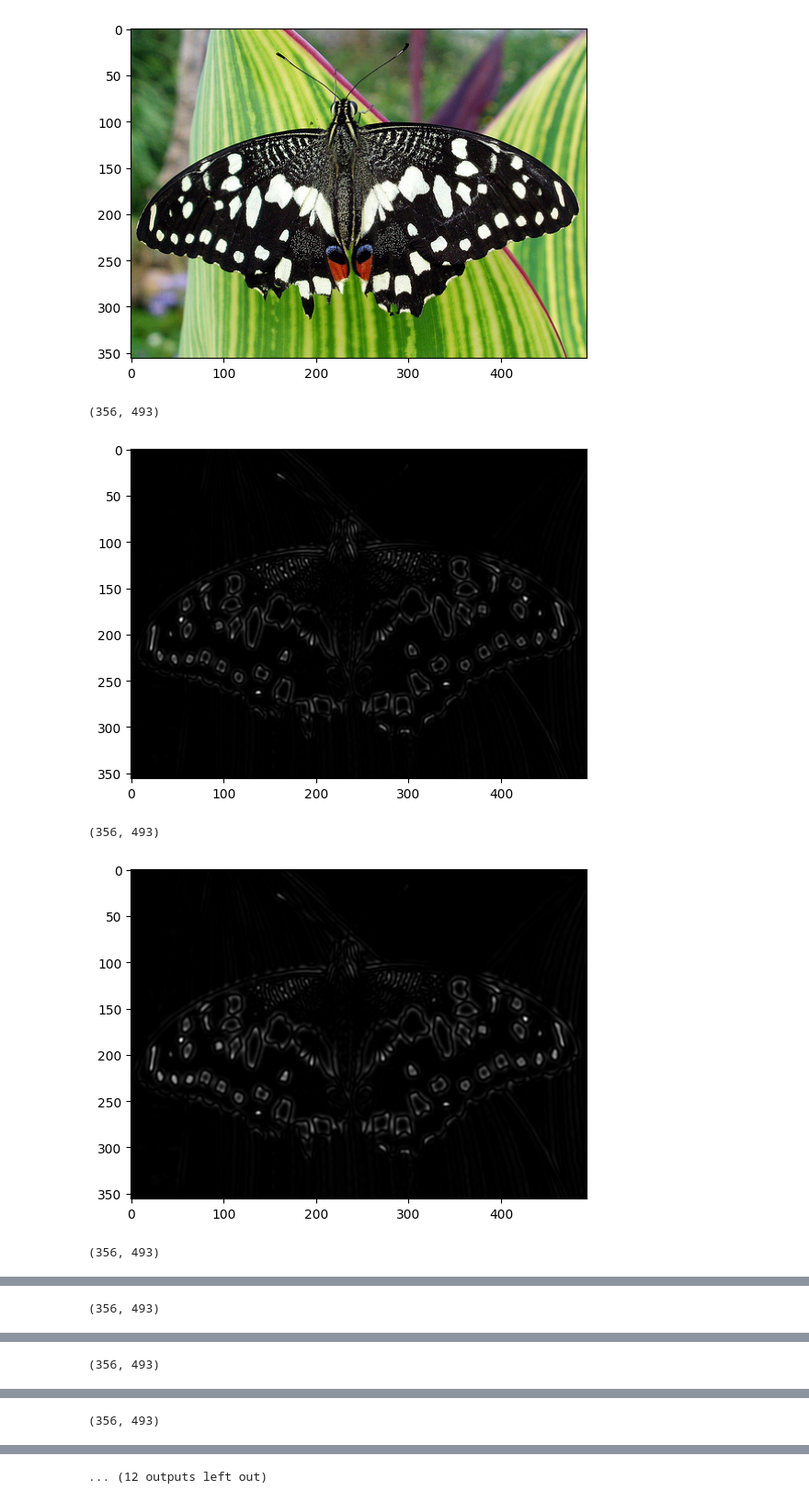
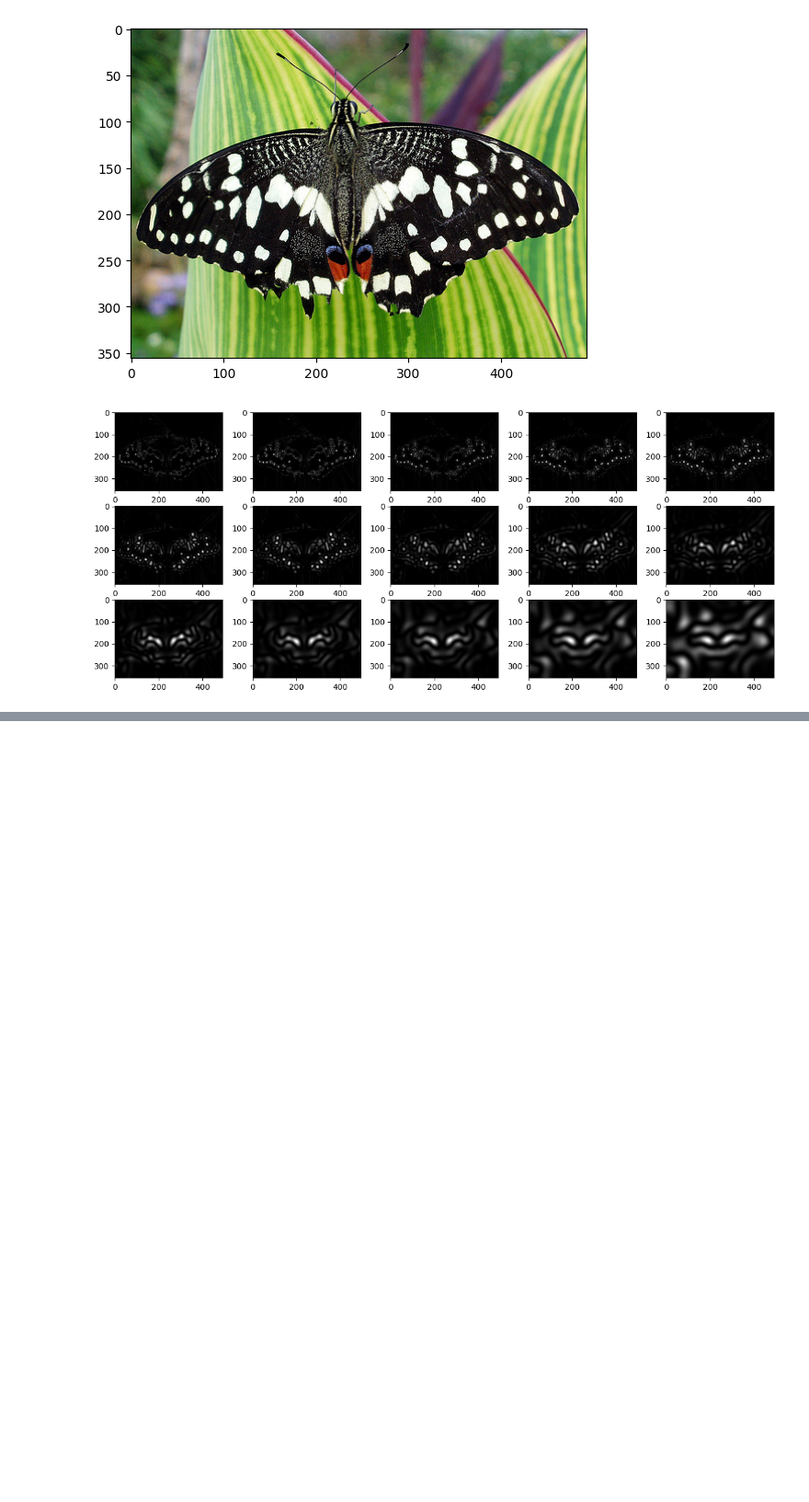
Before and after one commit to glusi/blob-detector-LoG, a Jupyter notebook: main_back.ipynb, the cells around one changed output, grey strips where cells are left out. Shown at 92% size. Saved outputs shown, nothing was run; the diff lists cells and outputs as text; code cells hidden in the pictures; blank space fills up the shorter version.

```diff
--- a/main_back.ipynb
+++ b/main_back.ipynb
@@ -133,13 +133,23 @@ def log_filt(ksize, sig):
     return h
 # %% [markdown]
 Implementation:
+# %%
+k = 2 ** 0.25
+sigma = 2
+n = 15
+file_name_butterfly = 'butterfly.jpg'
+file_name_einstein = 'einstein.jpg'
+file_name_fishes = 'fishes.jpg'
+file_name_sunflowers = 'sunflowers.jpg'
 # %%
-k = 2 ** 0.25
-sigma = 2
-n = 15
-file_name = 'butterfly.jpg'
-image = cv2.imread(file_name, cv2.IMREAD_UNCHANGED)
-image_gray = cv2.cvtColor(image, cv2.COLOR_BGR2GRAY)
+def load_image(file_name: str):
+    image_color = cv2.imread(file_name, cv2.IMREAD_UNCHANGED)
+    image_color = cv2.imread(file_name, cv2.IMREAD_UNCHANGED)
+    image_gray = cv2.cvtColor(image, cv2.COLOR_BGR2GRAY)
+    return image_color, image_gray
+
+image_color, image_gray = load_image(file_name_butterfly)
+image_gray = image_gray/255.0  #image normalization
 plt.imshow(image_gray, cmap="gray")
 # %% [output]
 <matplotlib.image.AxesImage at 0x...>
@@ -152,27 +162,23 @@ plt.imshow(cv2.cvtColor(image, cv2.COLOR_BGR2RGB))
 # %%
 def LoG_pyramid(img, n, k, sigma):
     log_images = [] #to store responses
+    curr_sigam = sigma
     for i in range(0, n):
-        y = np.power(k,i)
-        curr_sigam = sigma*y #sigma
+        curr_sigam *= k #sigma
         filter_size = 2 * np.ceil(3 * curr_sigam) + 1
         filter_log = log_filt(filter_size, curr_sigam) * (curr_sigam ** 2) #filter generation
         image = cv2.filter2D(img,cv2.CV_64F,filter_log)  # convolving image
         log_images.append(image)
     log_image_np = np.array([i for i in log_images]) # storing the #in numpy array
     return log_image_np
 
-
+fig = plt.figure(figsize=(15, 6))
 log_image_np = LoG_pyramid(image_gray, n, k, sigma)
-log_image_np = log_image_np
-for i in range(12):
-    log_image_np[i] = np.square(log_image_np[i])
-    print(log_image_np[i].shape)
-    plt.imshow(log_image_np[i], cmap="gray")
-    plt.show(block=True)
+for i in range(1, n+1):
+    log_image_np[i-1] = np.square(log_image_np[i-1])
+    #print(log_image_np[i-1].shape)
+    fig.add_subplot(3, 5, i)
+    plt.imshow(log_image_np[i-1], cmap="gray")
+plt.show(block=True)
 # %% [output]
-(356, 493)
-[figure, old version]
+[figure, new version]
-(356, 493)
-[figure, removed]
-(356, 493)
@@ -180 +184,0 @@ for i in range(12):
-(356, 493)
@@ -182 +184,0 @@ for i in range(12):
-(356, 493)
@@ -184 +184,0 @@ for i in range(12):
-(356, 493)
@@ -186,2 +185 @@ for i in range(12):
-... (12 outputs left out)
 # %%
```
Also changed, not shown: parts of 7 cells of this notebook, 5 other files.
